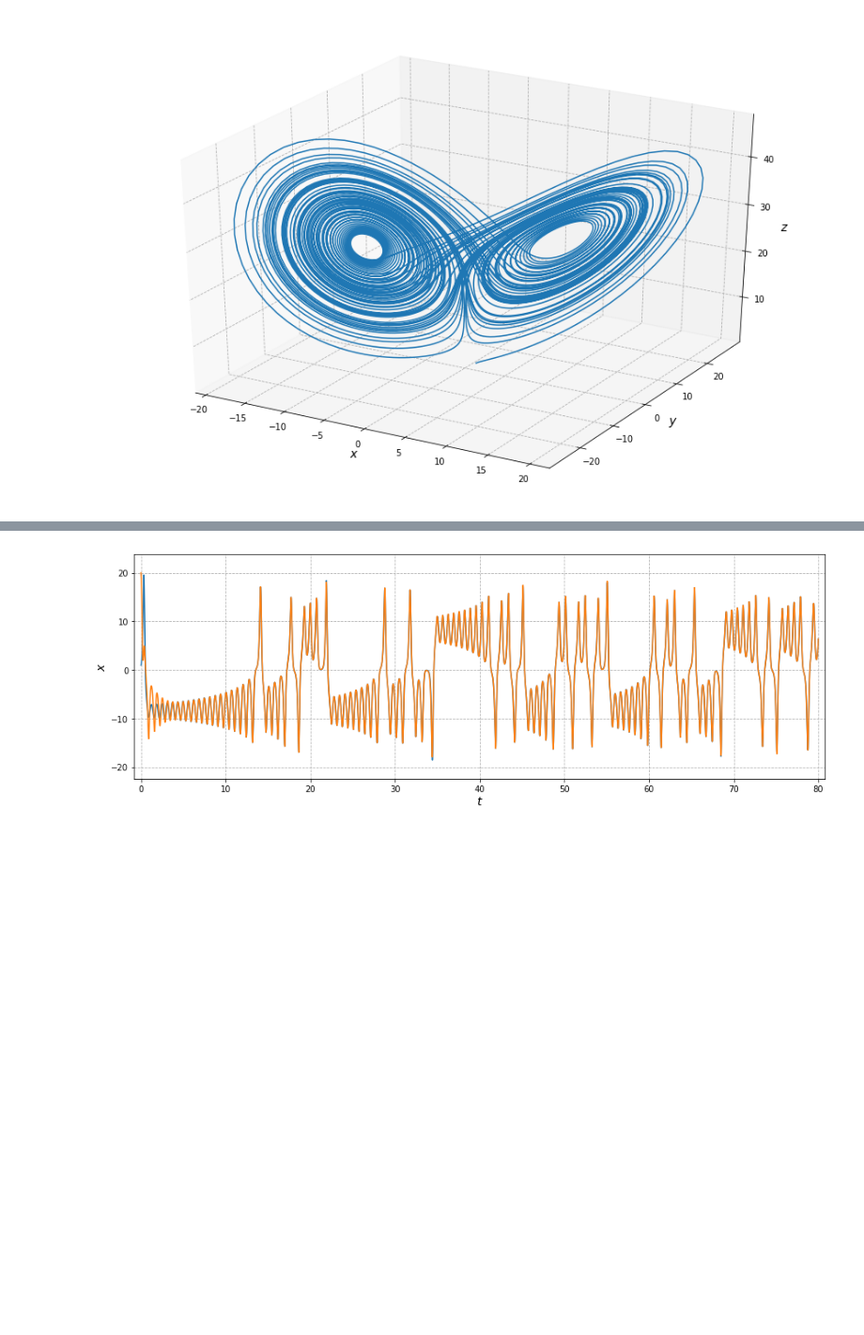
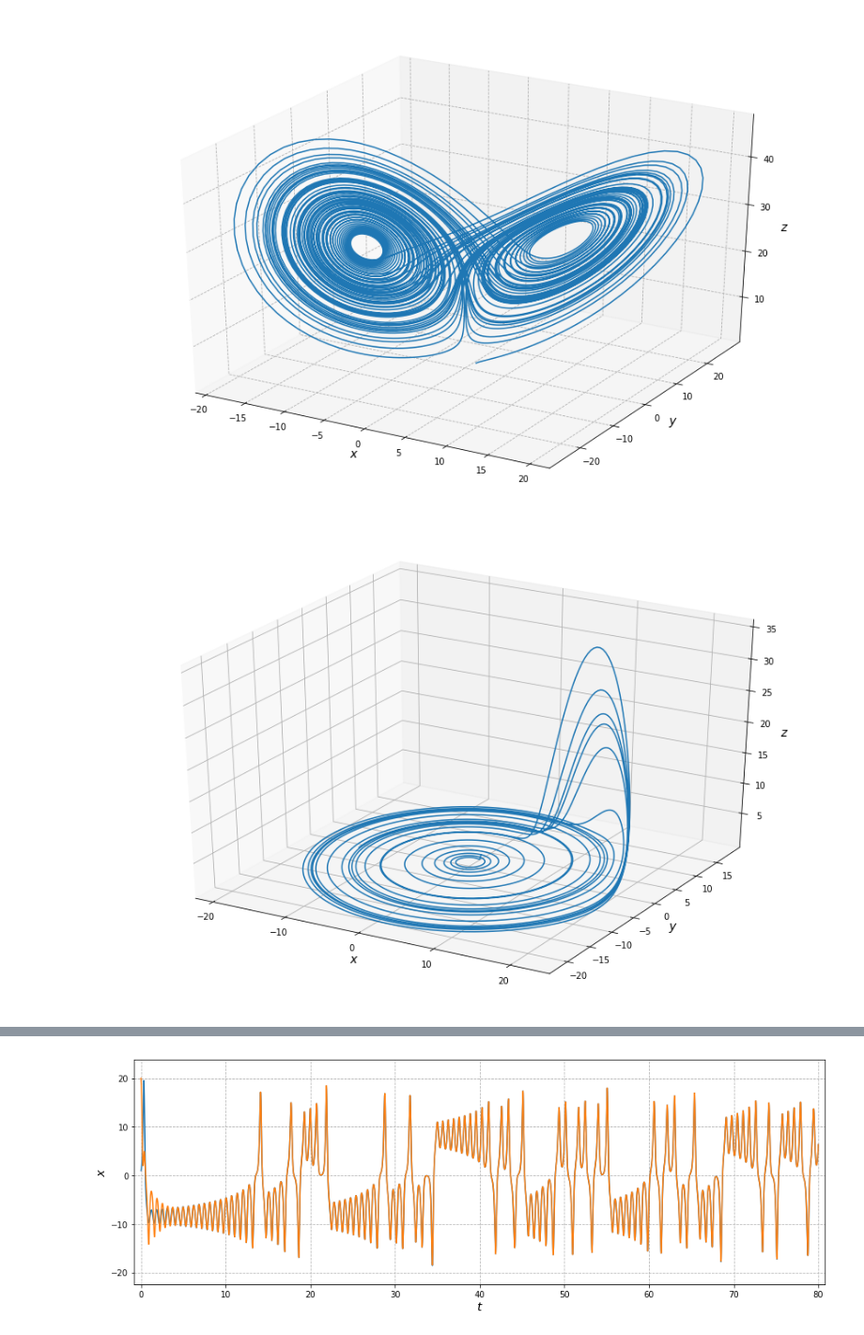
Before and after one commit to Legrandj/power, a Jupyter notebook: sync.ipynb, the cells around one changed output, grey strips where cells are left out. Shown at 94% size. Drawn from its saved outputs; the diff is of its cells as text; code cells hidden in the pictures; blank space fills up the shorter version.

Commit message:
Rossler

```diff
--- a/sync.ipynb
+++ b/sync.ipynb
@@ -63,4 +65,28 @@ gamma = np.array([10,0,0])#x-drive
 eps = .001#noise level
 def lorenz2g(t,x):
     return np.concatenate((lorenz(t,x[:3]),lorenz(t,x[3:])+np.multiply(gamma,x[:3]-x[3:]+gnoise(eps,3))))
+# %%
+#Rössler system
+a = 0.1
+b = 0.1
+c = 14
+def rossler(t,x):
+    return np.array([-x[1]-x[2],x[0]+a*x[1],b+x[2]*(x[0]-c)])
+
+#Diffusive, one way coupling between two Rossler systems
+gamma = np.array([10,0,0])#x-drive
+def rossler2(t,x):
+    return np.concatenate((rossler(t,x[:3]),rossler(t,x[3:])+np.multiply(gamma,x[:3]-x[3:])))
+
+#Diffusive, one way coupling with uniform noise between two Rossler systems
+gamma = np.array([10,0,0])#x-drive
+eps = .001#noise level
+def rossler2u(t,x):
+    return np.concatenate((rossler(t,x[:3]),rossler(t,x[3:])+np.multiply(gamma,x[:3]-x[3:]+unoise(eps,3))))
+
+#Diffusive, one way coupling with Gaussian noise between two Rossler systems
+gamma = np.array([10,0,0])#x-drive
+eps = .001#noise level
+def rossler2g(t,x):
+    return np.concatenate((rossler(t,x[:3]),rossler(t,x[3:])+np.multiply(gamma,x[:3]-x[3:]+gnoise(eps,3))))
 # %%
@@ -107,4 +133,16 @@ ax.set_zlabel('$z$',size=14)
 plt.show()
 # %% [output]
 [figure]
+# %%
+#Example 3: Rossler system
+x,t=solver(rossler,0,120,np.array([1,1,1]),10000,rk4step)
+fig = plt.figure(figsize=(15,10))
+ax = fig.gca(projection='3d')
+ax.plot([xi[0] for xi in x],[xi[1] for xi in x],[xi[2] for xi in x])
+ax.set_xlabel('$x$',size=14)
+ax.set_ylabel('$y$',size=14)
+ax.set_zlabel('$z$',size=14)
+plt.show()
+# %% [output]
+[figure, added]
 # %%
```
Also changed, not shown: parts of 12 cells of this notebook.
